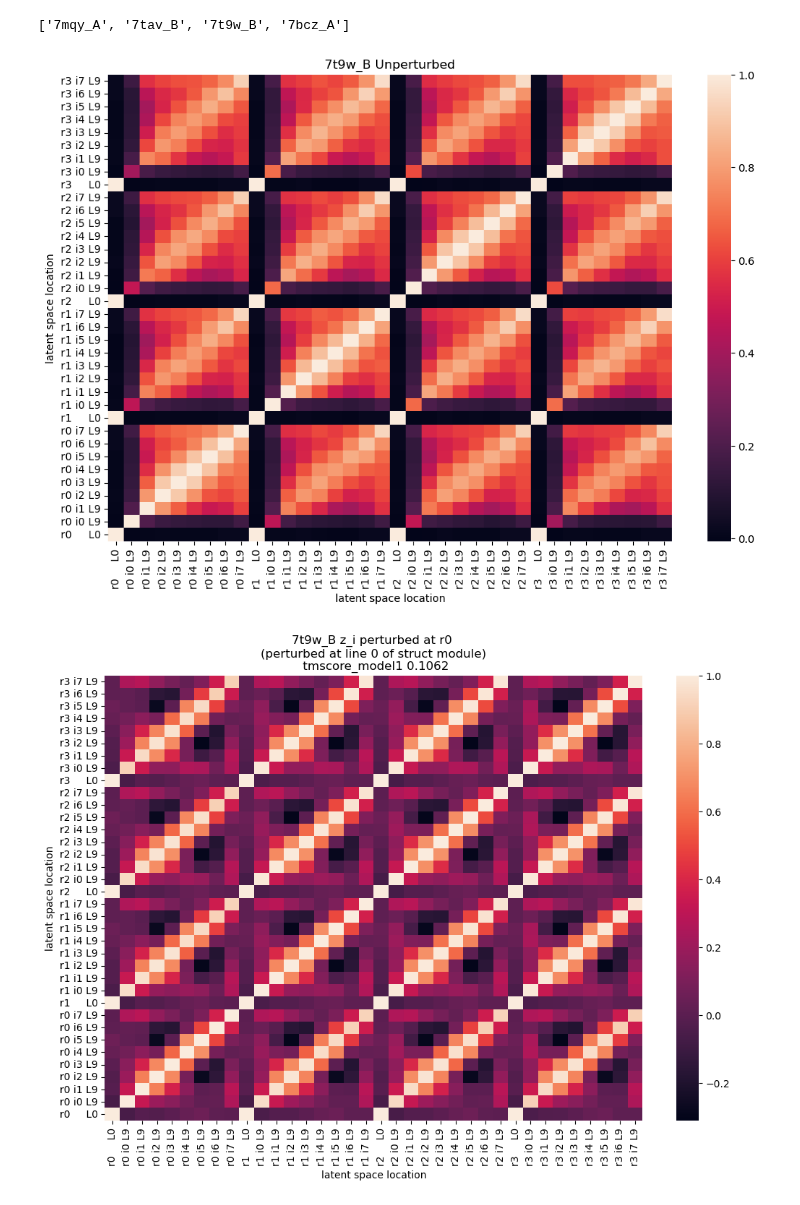
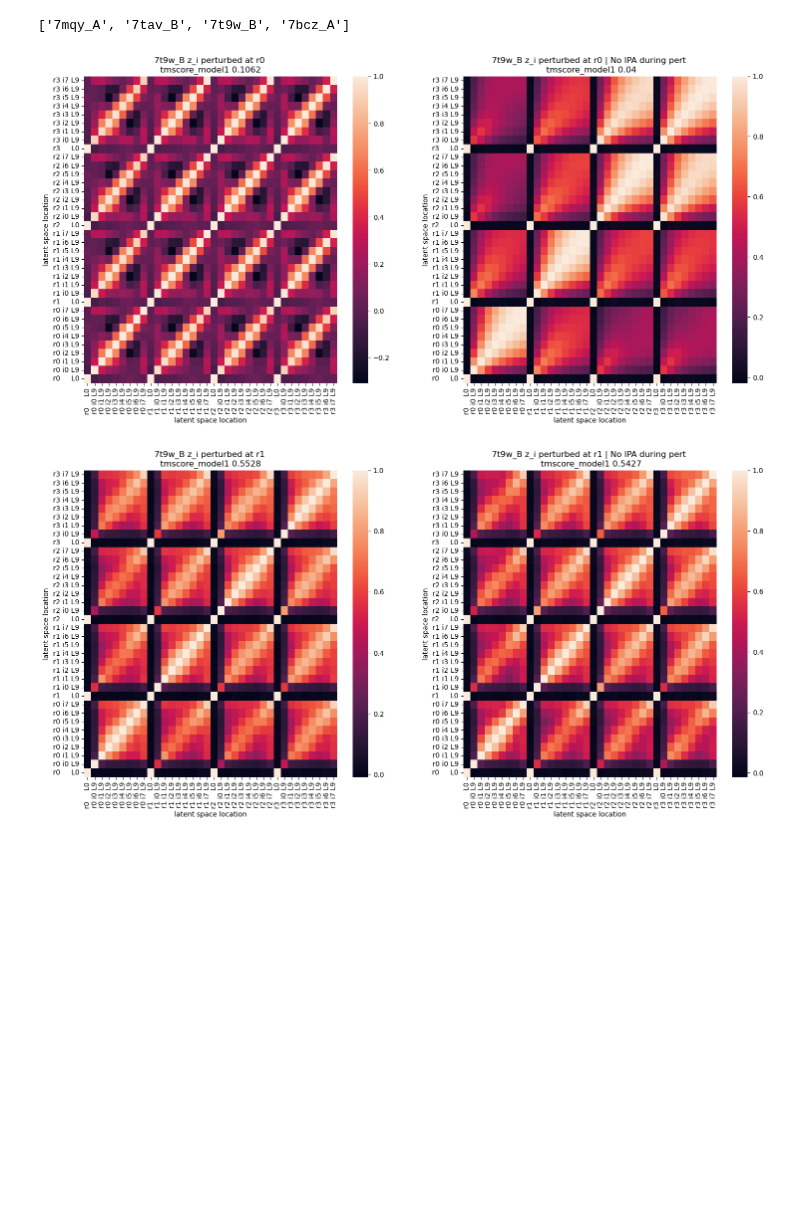
Before and after one commit to MichaelTrumbull/openfold-mt, a Jupyter notebook: personal-nbs/7DOE_LSpace_Z_pert.ipynb, the cells around one changed output. Cells and saved outputs as stored; diff of their text form; code cells hidden in the pictures; blank space fills up the shorter version.

Commit message:
saved plots

```diff
--- a/personal-nbs/7DOE_LSpace_Z_pert.ipynb
+++ b/personal-nbs/7DOE_LSpace_Z_pert.ipynb
@@ -8,7 +8,9 @@ import matplotlib.pyplot as plt
 import pickle
 # %%
 GNDTRUTH = "../data/taccruns/cameo_subset_gndtruth_pdbs/"
-DOE_PTH = "../data/taccruns/predictions-zDOE/"
+#DOE_PTH = "../data/taccruns/predictions-zDOE_no_ipa_during_pert/" #"../data/taccruns/predictions-zDOE/"
+PTH_zDOE = "../data/taccruns/predictions-zDOE/"
+PTH_zDOE_noIPA = "../data/taccruns/predictions-zDOE_no_ipa_during_pert/"
 # %%
 def get_proteins_in_pth(pth):
     list_proteins = []
@@ -50,7 +52,7 @@ def cosine_similarity(pth1, pth2):
     t2 = torch.flatten(torch.load(pth2, map_location=torch.device('cpu')))
     return cos(t1,t2)
 
-def get_lspace_cos_sim_row(protein,i_zeroed,r_zeroed,compare_file_pth, list_lines):
+def get_lspace_cos_sim_row(protein,i_zeroed,r_zeroed,compare_file_pth, list_lines, DOE_PTH):
     data = []
     for r in range(4):
         if 0 in list_lines:
@@ -63,35 +65,35 @@ def get_lspace_cos_sim_row(protein,i_zeroed,r_zeroed,compare_file_pth, list_line
                     data.append( cosine_similarity(file,compare_file_pth) )
     return data
 
-def get_lspace_cos_sim_grid(protein,i_zeroed,r_zeroed, list_lines):
+def get_lspace_cos_sim_grid(protein,i_zeroed,r_zeroed, list_lines, DOE_PTH):
     data = []
     ticks = []
     for r in range(4):
         if 0 in list_lines:
             compare_file_pth = DOE_PTH + protein + f'_lspace_zeroedat_r_{r_zeroed}_i_{i_zeroed}/' + f"s_line_0_r_{r}.pt"
-            data.append( get_lspace_cos_sim_row(protein,i_zeroed,r_zeroed,compare_file_pth, list_lines) )
+            data.append( get_lspace_cos_sim_row(protein,i_zeroed,r_zeroed,compare_file_pth, list_lines, DOE_PTH) )
             ticks.append( f"r{r}     L{0}" ) #line name on plot
         for i in range(8):
             for l in [6,9]:
                 if l in list_lines:
                     compare_file_pth = DOE_PTH + protein + f'_lspace_zeroedat_r_{r_zeroed}_i_{i_zeroed}/' + f"s_line_{l}_i_{i}_r_{r}.pt"
-                    data.append( get_lspace_cos_sim_row(protein,i_zeroed,r_zeroed,compare_file_pth, list_lines) )
+                    data.append( get_lspace_cos_sim_row(protein,i_zeroed,r_zeroed,compare_file_pth, list_lines, DOE_PTH) )
                     ticks.append( f"r{r} i{i} L{l}" ) # line name on plot
     return data, ticks
 
-def plot_lspace_cos_sim_grid(protein,i_zeroed,r_zeroed,list_lines):
+def plot_lspace_cos_sim_grid(protein,i_zeroed,r_zeroed,list_lines, DOE_PTH):
     '''
     list_lines: tensors saved at line 0, 6, and 9. this list contains which lines i wish to include in this plot
     protein: protein of interest
     i/r_zeroed: where the zeroing took place. Note: perturbing z or s is not saved in the file name, but in the dir name.
     '''
-    data, ticks = get_lspace_cos_sim_grid(protein,i_zeroed,r_zeroed,list_lines)
+    data, ticks = get_lspace_cos_sim_grid(protein,i_zeroed,r_zeroed,list_lines, DOE_PTH)
     ax = sns.heatmap(data, xticklabels = ticks, yticklabels = ticks, annot=False)
     ax.invert_yaxis()
     plt.xlabel('latent space location')
     plt.ylabel('latent space location')
 # %%
-plt.rcParams["figure.figsize"] = (12,8)
+plt.rcParams["figure.figsize"] = (18,8)
 # %%
 # test
 if False:
@@ -100,18 +102,28 @@ if False:
     plt.title(f"{p} unperturbed")
     plt.show()
 # %%
-p = get_proteins_in_pth(DOE_PTH)[2]
+p = get_proteins_in_pth(PTH_zDOE)[2]
 list_lines = [0,9]
-plot_lspace_cos_sim_grid(p,-1,-1,list_lines)
-plt.title(f'{p} Unperturbed')
-plt.show()
-for r in range(4):
-    plot_lspace_cos_sim_grid(p,-1,r,list_lines)
-    tm= tmscore(DOE_PTH + f'{p}_lspace_zeroedat_r_{-1}_i_{-1}/{p}_model_1_ptm_unrelaxed.pdb', DOE_PTH + f'{p}_lspace_zeroedat_r_{r}_i_{-1}/{p}_model_1_ptm_unrelaxed.pdb')
-    plt.title(f'{p} z_i perturbed at r{r} \n(perturbed at line 0 of struct module)\n tmscore_model1 {tm}')
+
+for r in [0,1,2,3]:
+    plt.subplot(1,2,1)
+    PTH = PTH_zDOE
+    plot_lspace_cos_sim_grid(p,-1,r,list_lines, PTH)
+    if not r == -1:
+        tm= tmscore(PTH + f'{p}_lspace_zeroedat_r_{-1}_i_{-1}/{p}_model_1_ptm_unrelaxed.pdb', PTH + f'{p}_lspace_zeroedat_r_{r}_i_{-1}/{p}_model_1_ptm_unrelaxed.pdb')
+        plt.title(f'{p} z_i perturbed at r{r} \ntmscore_model1 {tm}')
+    else:
+        plt.title(f'{p} Unperturbed')
+
+    plt.subplot(1,2,2)
+    PTH = PTH_zDOE_noIPA
+    plot_lspace_cos_sim_grid(p,-1,r,list_lines, PTH)
+    if not r == -1:
+        tm= tmscore(PTH + f'{p}_lspace_zeroedat_r_{-1}_i_{-1}/{p}_model_1_ptm_unrelaxed.pdb', PTH + f'{p}_lspace_zeroedat_r_{r}_i_{-1}/{p}_model_1_ptm_unrelaxed.pdb')
+        plt.title(f'{p} z_i perturbed at r{r} | No IPA during pert \n tmscore_model1 {tm}')
+    else:
+        plt.title(f'{p} Unperturbed')
     plt.show()
-#tgnd = tmscore(GNDTRUTH + f"{p[0:4]}.pdb", DOE_PTH + f'{p}_lspace_zeroedat_r_{r}_i_{i-1}/{p}_model_1_ptm_unrelaxed.pdb')
-#tm41= tmscore(DOE_PTH + f'{p}_lspace_zeroedat_r_{-1}_i_{-1}/{p}_model_1_ptm_unrelaxed.pdb', DOE_PTH + f'{p}_lspace_zeroedat_r_{r}_i_{i-1}/{p}_model_1_ptm_unrelaxed.pdb')
 # %% [output]
-[figure, old version]
+[figure, new version]
-[figure, old version]
+[figure, new version]
```
Also changed, not shown: parts of 3 cells of this notebook, 2 other files.
